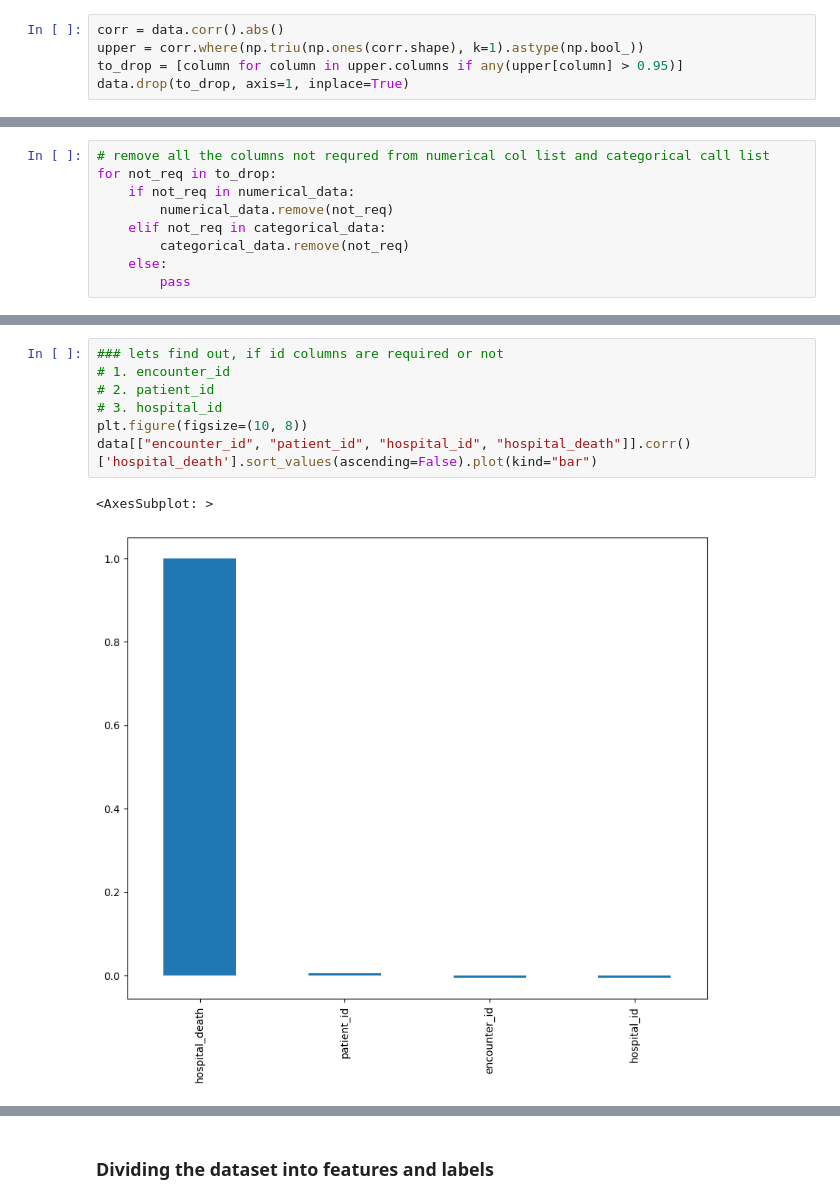
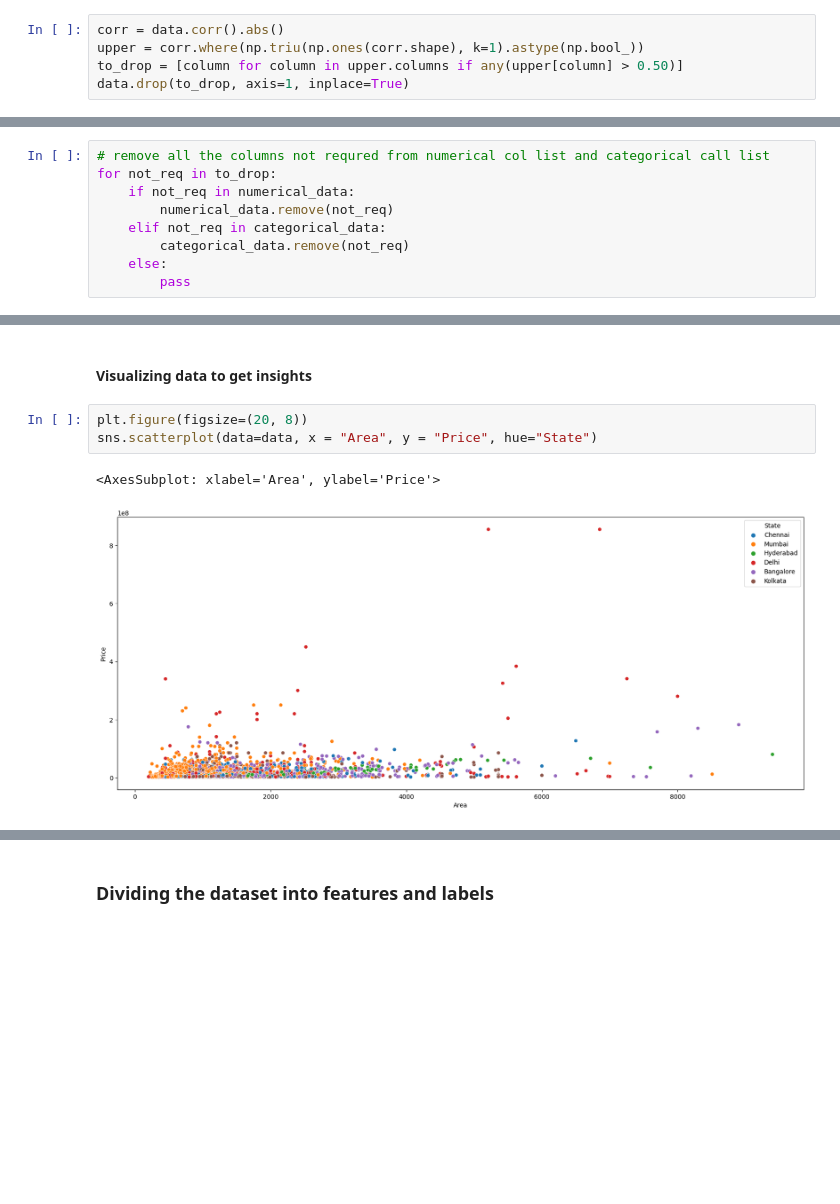
Before and after one commit to deborshi99/House_Price_prediction, a Jupyter notebook: notebooks/datapreprocessing.ipynb, the cells around one changed output, grey strips where cells are left out. Saved outputs shown, nothing was run; the diff lists cells and outputs as text; blank space fills up the shorter version.

```diff
--- a/notebooks/datapreprocessing.ipynb
+++ b/notebooks/datapreprocessing.ipynb
@@ -189,5 +183,5 @@ Length: 76, dtype: int64
 # %%
 corr = data.corr().abs()
 upper = corr.where(np.triu(np.ones(corr.shape), k=1).astype(np.bool_))
-to_drop = [column for column in upper.columns if any(upper[column] > 0.95)]
+to_drop = [column for column in upper.columns if any(upper[column] > 0.50)]
 data.drop(to_drop, axis=1, inplace=True)
@@ -231,10 +225,8 @@ len(numerical_data)+len(categorical_data)
-# %%
-### lets find out, if id columns are required or not
-# 1. encounter_id
-# 2. patient_id
-# 3. hospital_id
-plt.figure(figsize=(10, 8))
-data[["encounter_id", "patient_id", "hospital_id", "hospital_death"]].corr()['hospital_death'].sort_values(ascending=False).plot(kind="bar")
-# %% [output]
-<AxesSubplot: >
-[figure, removed]
+# %% [markdown]
+#### Visualizing data to get insights
+# %%
+plt.figure(figsize=(20, 8))
+sns.scatterplot(data=data, x = "Area", y = "Price", hue="State")
+# %% [output]
+<AxesSubplot: xlabel='Area', ylabel='Price'>
+[figure, added]
```
Also changed, not shown: parts of 33 cells of this notebook, 9 other files.
